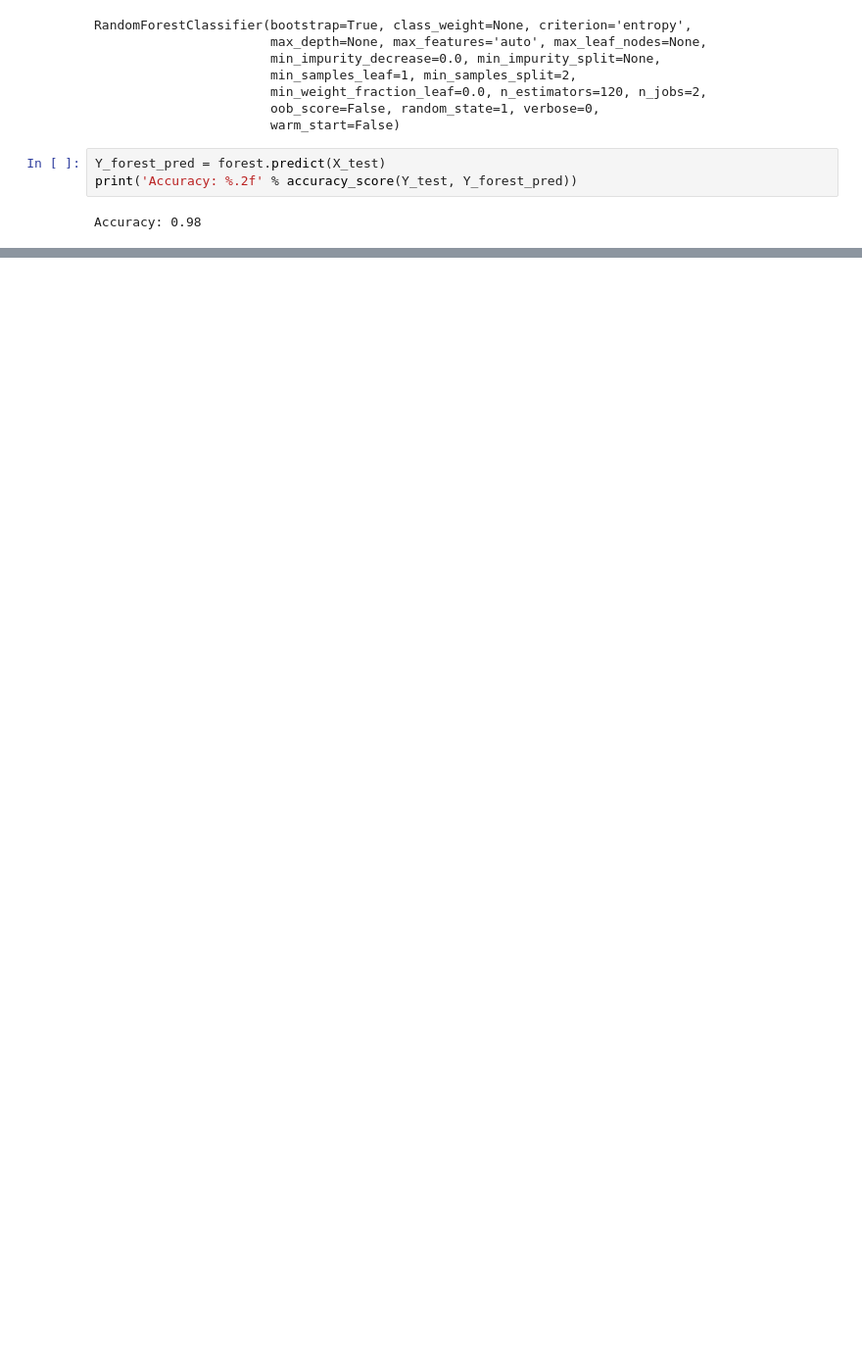
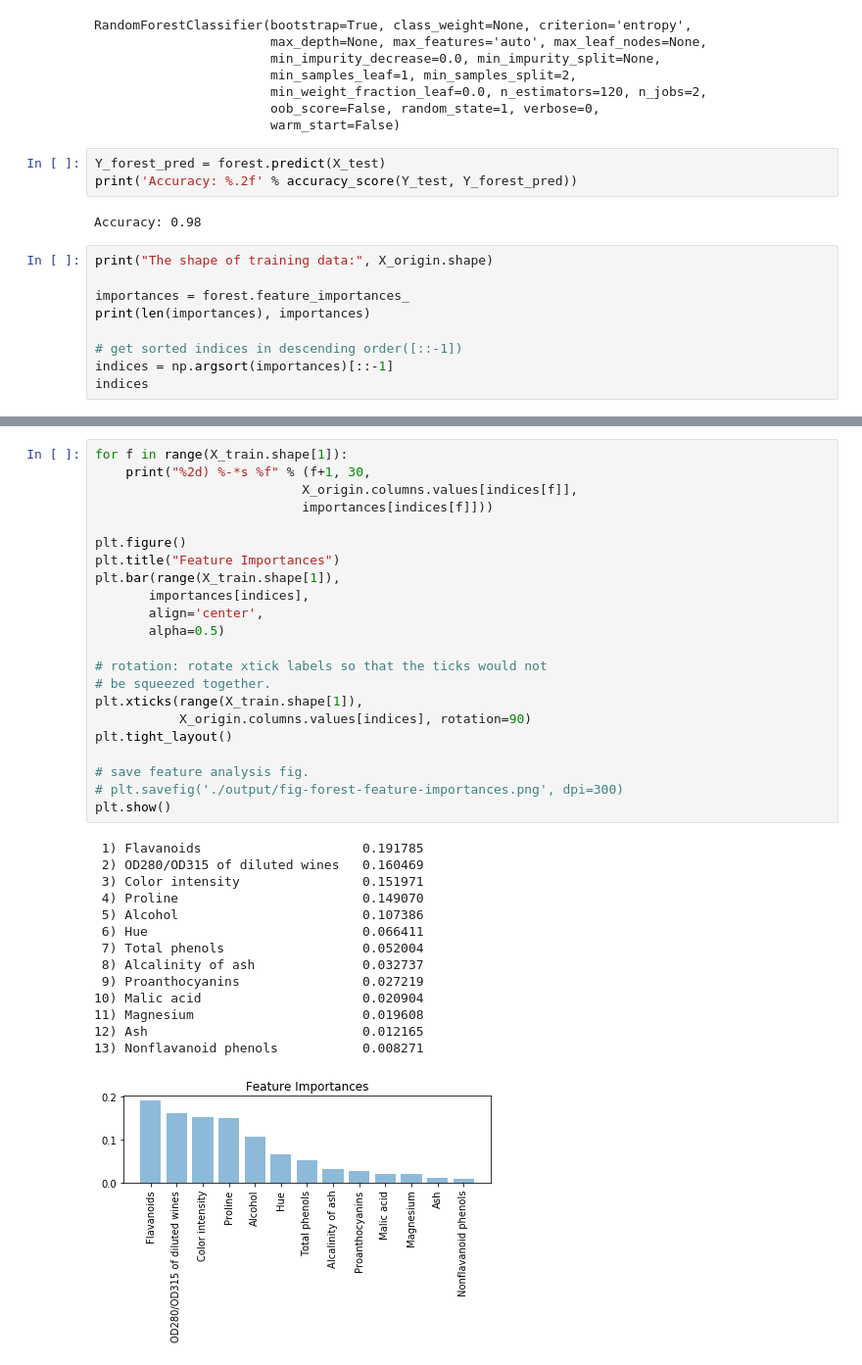
Before and after one commit to JIElite/A-piece-of-ML, a Jupyter notebook: DST_Random_Forest.ipynb, the cells around one changed output, grey strips where cells are left out. Shown at 98% size. Cells and saved outputs as stored; diff of their text form; blank space fills up the shorter version.

Commit message:
DST&Random Forest

```diff
--- a/DST_Random_Forest.ipynb
+++ b/DST_Random_Forest.ipynb
@@ -150,3 +158,12 @@ Y_forest_pred = forest.predict(X_test)
 print('Accuracy: %.2f' % accuracy_score(Y_test, Y_forest_pred))
 # %% [output]
 Accuracy: 0.98
+# %%
+print("The shape of training data:", X_origin.shape)
+
+importances = forest.feature_importances_
+print(len(importances), importances)
+
+# get sorted indices in descending order([::-1])
+indices = np.argsort(importances)[::-1]
+indices
@@ -152,0 +176,37 @@ Accuracy: 0.98
+# %%
+for f in range(X_train.shape[1]):
+    print("%2d) %-*s %f" % (f+1, 30,
+                           X_origin.columns.values[indices[f]],
+                           importances[indices[f]]))
+
+plt.figure()
+plt.title("Feature Importances")
+plt.bar(range(X_train.shape[1]),
+       importances[indices],
+       align='center',
+       alpha=0.5)
+
+# rotation: rotate xtick labels so that the ticks would not
+# be squeezed together.
+plt.xticks(range(X_train.shape[1]),
+           X_origin.columns.values[indices], rotation=90)
+plt.tight_layout()
+
+# save feature analysis fig.
+# plt.savefig('./output/fig-forest-feature-importances.png', dpi=300)
+plt.show()
+# %% [output]
+ 1) Flavanoids                     0.191785
+ 2) OD280/OD315 of diluted wines   0.160469
+ 3) Color intensity                0.151971
+ 4) Proline                        0.149070
+ 5) Alcohol                        0.107386
+ 6) Hue                            0.066411
+ 7) Total phenols                  0.052004
+ 8) Alcalinity of ash              0.032737
+ 9) Proanthocyanins                0.027219
+10) Malic acid                     0.020904
+11) Magnesium                      0.019608
+12) Ash                            0.012165
+13) Nonflavanoid phenols           0.008271
+[figure, added]
```
Also changed, not shown: parts of 22 cells of this notebook.
